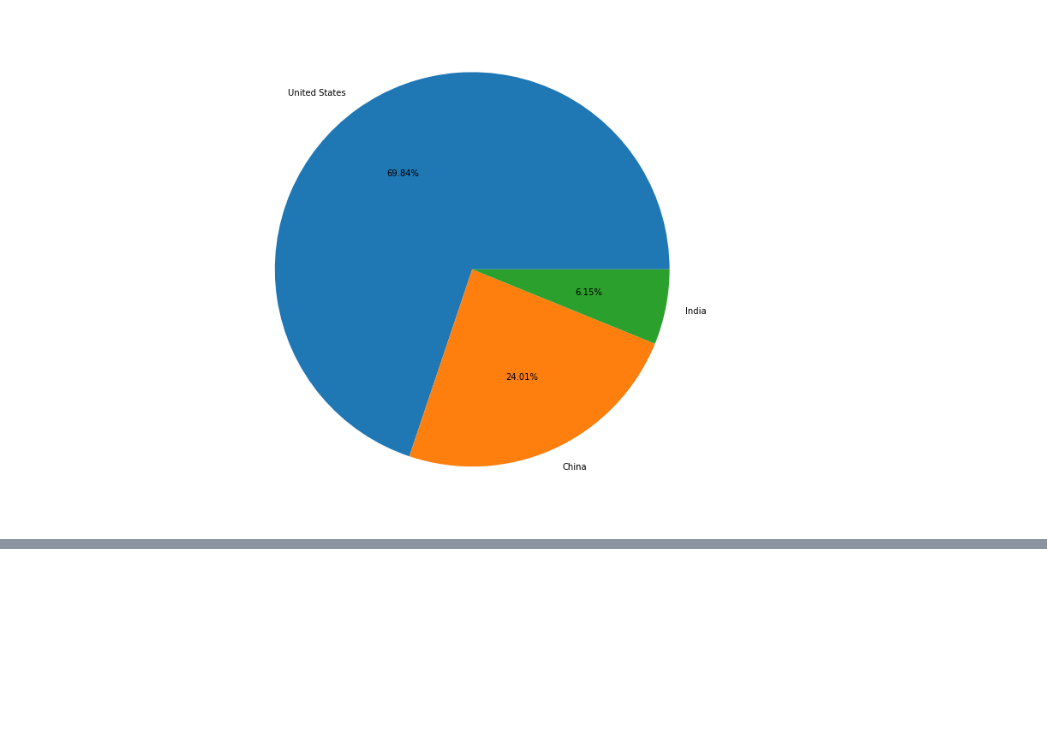
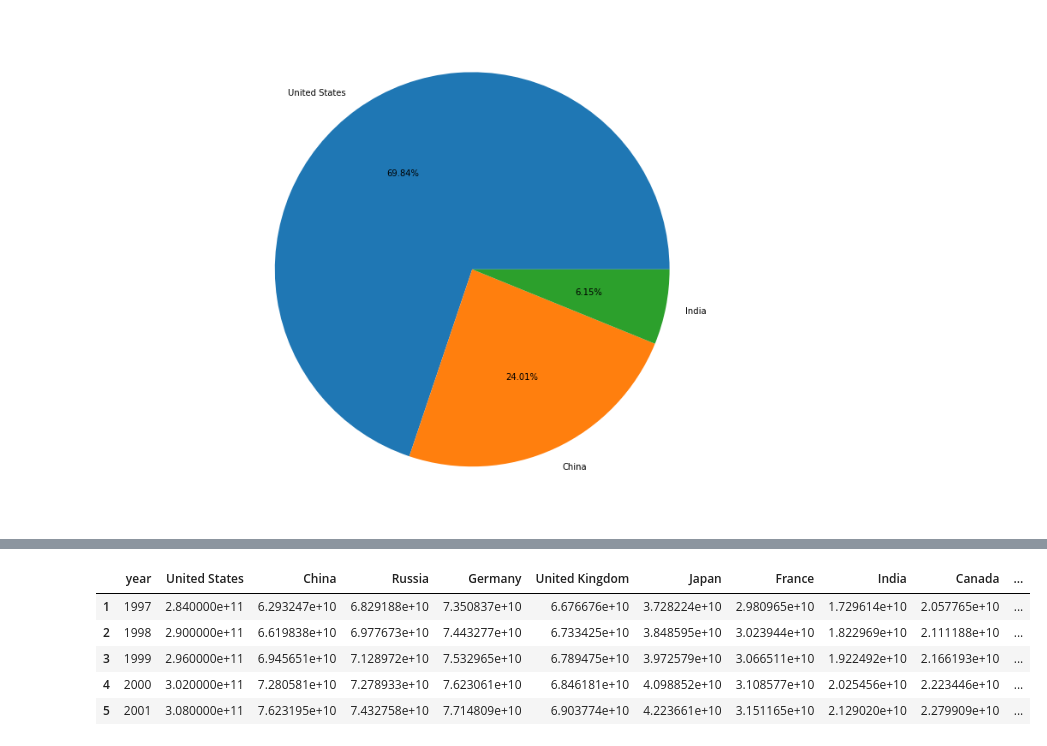
Before and after one commit to MaksonViini/Green-House-Gases, a Jupyter notebook: green_house_gases.ipynb, the cells around one changed output, grey strips where cells are left out. Saved outputs shown, nothing was run; the diff lists cells and outputs as text; code cells hidden in the pictures; blank space fills up the shorter version.

```diff
--- a/green_house_gases.ipynb
+++ b/green_house_gases.ipynb
@@ -286,0 +320,9 @@ plt.show()
+# %%
+df.head()
+# %% [output]
+|  | year | United States | China | Russia | Germany | United Kingdom | Japan | France | India | Canada | ... |
+| 1 | 1997 | 2.840000e+11 | 6.293247e+10 | 6.829188e+10 | 7.350837e+10 | 6.676676e+10 | 3.728224e+10 | 2.980965e+10 | 1.729614e+10 | 2.057765e+10 | ... |
+| 2 | 1998 | 2.900000e+11 | 6.619838e+10 | 6.977673e+10 | 7.443277e+10 | 6.733425e+10 | 3.848595e+10 | 3.023944e+10 | 1.822969e+10 | 2.111188e+10 | ... |
+| 3 | 1999 | 2.960000e+11 | 6.945651e+10 | 7.128972e+10 | 7.532965e+10 | 6.789475e+10 | 3.972579e+10 | 3.066511e+10 | 1.922492e+10 | 2.166193e+10 | ... |
+| 4 | 2000 | 3.020000e+11 | 7.280581e+10 | 7.278933e+10 | 7.623061e+10 | 6.846181e+10 | 4.098852e+10 | 3.108577e+10 | 2.025456e+10 | 2.223446e+10 | ... |
+| 5 | 2001 | 3.080000e+11 | 7.623195e+10 | 7.432758e+10 | 7.714809e+10 | 6.903774e+10 | 4.223661e+10 | 3.151165e+10 | 2.129020e+10 | 2.279909e+10 | ... |
```
Also changed, not shown: parts of 14 cells of this notebook.
